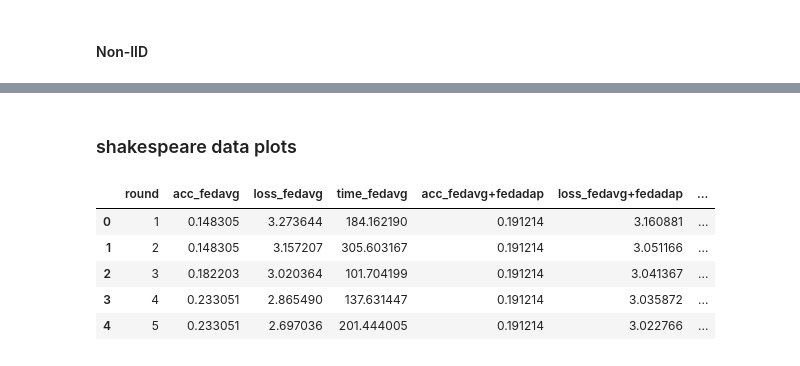
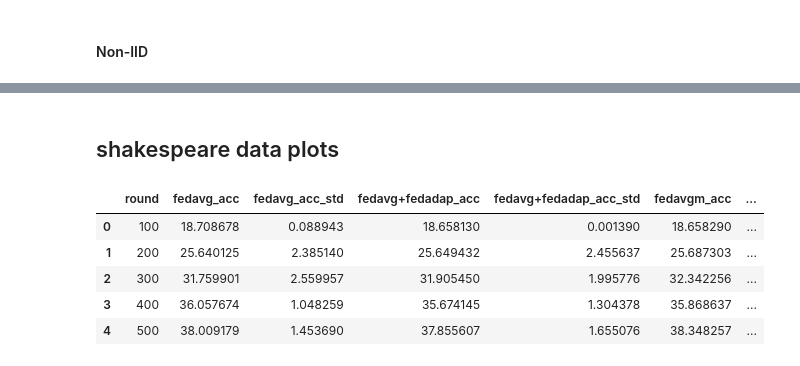
Before and after one commit to nclabteam/FedChyper, a Jupyter notebook: graphs_fedadap.ipynb, the cells around one changed output, grey strips where cells are left out. Drawn from its saved outputs; the diff is of its cells as text; code cells hidden in the pictures.

```diff
--- a/graphs_fedadap.ipynb
+++ b/graphs_fedadap.ipynb
@@ -67,16 +78,21 @@ def set_size(width, fraction=1):
 # %% [markdown]
 ### Load Data
 # %%
-DATA_DIR ="/home/mak36/Desktop/curr_work/FLNCLAB/out/consolidated_data"
+DATA_DIR ="./csv_files/v2"
 
-CIFAR_IID = os.path.join(DATA_DIR,'fedadap_iid_cifar_consolidated.csv')
-CIFAR_NIID_0_1 = os.path.join(DATA_DIR,'fedadap_niid_0_1_cifar_consolidated.csv')
-CIFAR_NIID_0_5 = os.path.join(DATA_DIR,'fedadap_niid_0_5_cifar_consolidated.csv')
-CIFAR_NIID_100 = os.path.join(DATA_DIR,'fedadap_niid_100_cifar_consolidated.csv')
+CIFAR_IID = os.path.join(DATA_DIR,'fedadap_cifar10_iid_consol.csv')
+CIFAR_NIID_0_1 = os.path.join(DATA_DIR,'fedadap_cifar10_niid_0_1_consol.csv')
+CIFAR_NIID_0_6 = os.path.join(DATA_DIR,'fedadap_cifar10_niid_0_6_consol.csv')
+CIFAR_NIID_100 = os.path.join(DATA_DIR,'fedadap_cifar10_niid_100_consol.csv')
+
+CIFAR100_IID = os.path.join(DATA_DIR,'fedadap_cifar100_iid_consol.csv')
+CIFAR100_NIID_0_1 = os.path.join(DATA_DIR,'fedadap_cifar100_niid_0_1_consol.csv')
+CIFAR100_NIID_0_6 = os.path.join(DATA_DIR,'fedadap_cifar100_niid_0_6_consol.csv')
+CIFAR100_NIID_100 = os.path.join(DATA_DIR,'fedadap_cifar100_niid_100_consol.csv')
 
 ABLATION_CIFAR = os.path.join(DATA_DIR,'fedadap_ablation.csv')
 
-SHAKESPEARE = os.path.join(DATA_DIR,'fedadap_niid_shakespeare_consolidated.csv')
+SHAKESPEARE = os.path.join(DATA_DIR,'fedadap_shakespeare_consol.csv')
 
-PLOTS_DIR = os.path.join(DATA_DIR,'plots')
+PLOTS_DIR = os.path.join('./','plots','v2')
 # %% [markdown]
@@ -303,12 +1133,13 @@ fig.tight_layout(pad=2.0)
 # %% [markdown]
-### shakespeare data plots
+## shakespeare data plots
 # %%
 shakespeare_consol = pd.read_csv(SHAKESPEARE)
+shakespeare_consol = shakespeare_consol * 100
 shakespeare_consol.head()
 # %% [output]
-|  | round | acc_fedavg | loss_fedavg | time_fedavg | acc_fedavg+fedadap | loss_fedavg+fedadap | ... |
-| 0 | 1 | 0.148305 | 3.273644 | 184.162190 | 0.191214 | 3.160881 | ... |
-| 1 | 2 | 0.148305 | 3.157207 | 305.603167 | 0.191214 | 3.051166 | ... |
-| 2 | 3 | 0.182203 | 3.020364 | 101.704199 | 0.191214 | 3.041367 | ... |
-| 3 | 4 | 0.233051 | 2.865490 | 137.631447 | 0.191214 | 3.035872 | ... |
-| 4 | 5 | 0.233051 | 2.697036 | 201.444005 | 0.191214 | 3.022766 | ... |
+|  | round | fedavg_acc | fedavg_acc_std | fedavg+fedadap_acc | fedavg+fedadap_acc_std | fedavgm_acc | ... |
+| 0 | 100 | 18.708678 | 0.088943 | 18.658130 | 0.001390 | 18.658290 | ... |
+| 1 | 200 | 25.640125 | 2.385140 | 25.649432 | 2.455637 | 25.687303 | ... |
+| 2 | 300 | 31.759901 | 2.559957 | 31.905450 | 1.995776 | 32.342256 | ... |
+| 3 | 400 | 36.057674 | 1.048259 | 35.674145 | 1.304378 | 35.868637 | ... |
+| 4 | 500 | 38.009179 | 1.453690 | 37.855607 | 1.655076 | 38.348257 | ... |
```
Also changed, not shown: parts of 25 cells of this notebook, 12 other files.
